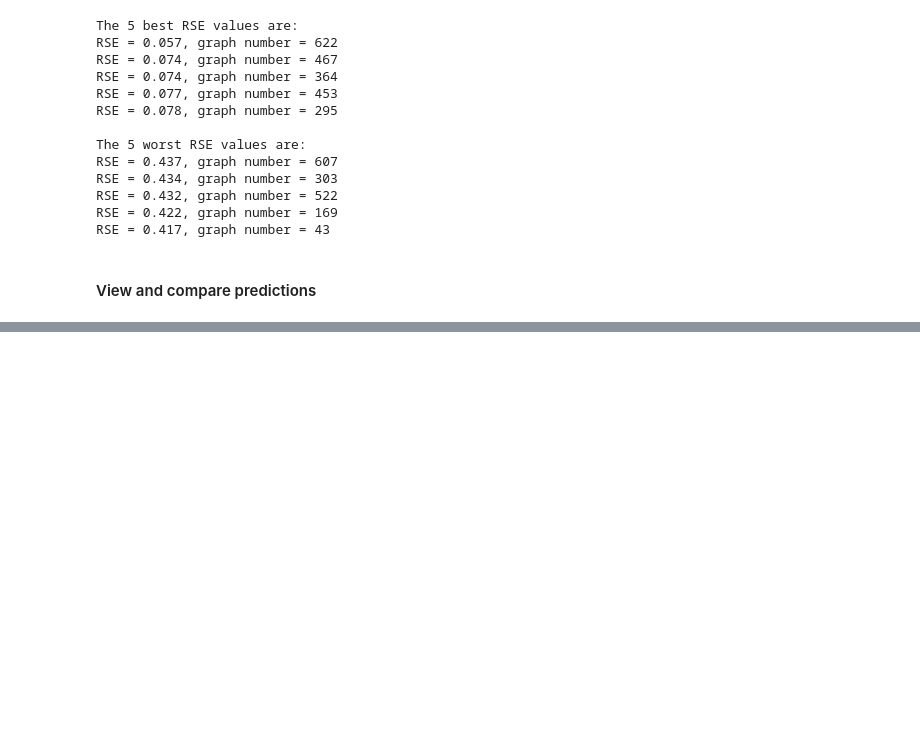
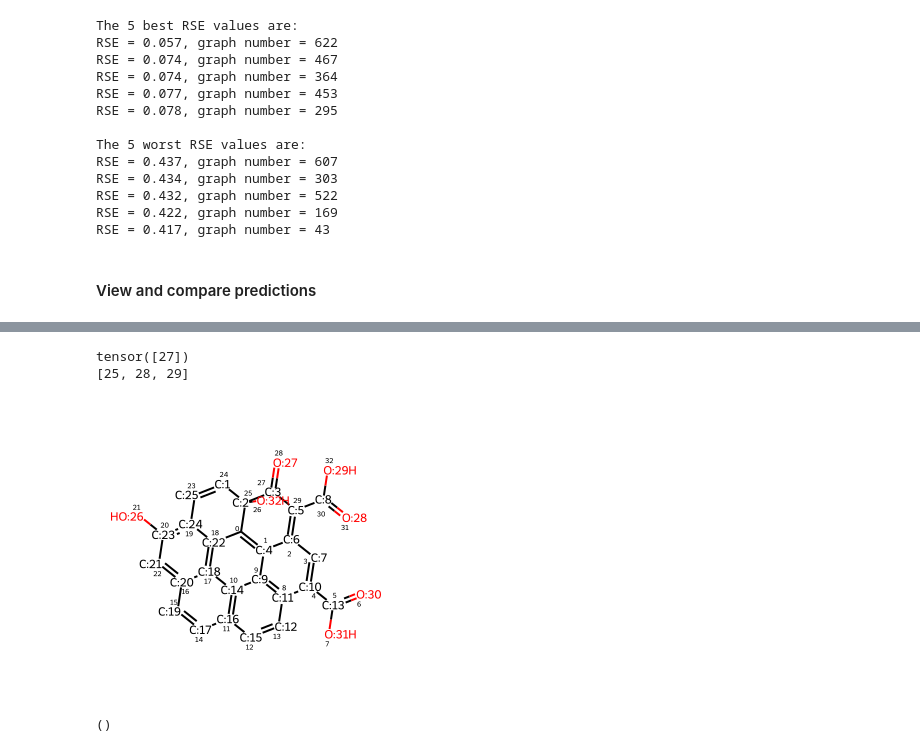
Before and after one commit to sam-j-hall/GO_molecule_GNN, a Jupyter notebook: ML_predict_atom.ipynb, the cells around one changed output, grey strips where cells are left out. Saved outputs shown, nothing was run; the diff lists cells and outputs as text; code cells hidden in the pictures; blank space fills up the shorter version.

```diff
--- a/ML_predict_atom.ipynb
+++ b/ML_predict_atom.ipynb
@@ -7,6 +7,11 @@ from icecream import ic
 # --- PyTorch
 import torch
 from torch_geometric.data import Batch
+# --- RDKit
+from rdkit import Chem
+from rdkit import Chem
+from rdkit.Chem.Draw import IPythonConsole
+IPythonConsole.molSize = 300,300
 # --- Bokeh
 from bokeh.io import output_notebook, show, export_svg
 from bokeh.layouts import row
@@ -139,25 +147,20 @@ Average RSE = 0.1683145725442851
 # %%
-five_best = hq.nsmallest(5, rse)
-five_worst = hq.nlargest(5, rse)
+rank_rse = hq.nsmallest(795, rse)
 
-best = []
-worst = []
+rank_graph = []
 
-for x in range(5):
-    best_idx = rse.index(five_best[x])
-    best.append(best_idx)
-
-    worst_idx = rse.index(five_worst[x])
-    worst.append(worst_idx)
+for x in range(795):
+    rank_idx = rse.index(rank_rse[x])
+    rank_graph.append(rank_idx)
 
 print('The 5 best RSE values are:')
 for x in range(5):
-    print(f'RSE = {five_best[x]:.3f}, graph number = {best[x]}')
+    print(f'RSE = {rank_rse[x]:.3f}, graph number = {rank_graph[x]}')
 
 print('')
 print('The 5 worst RSE values are:')
-for x in range(5):
-    print(f'RSE = {five_worst[x]:.3f}, graph number = {worst[x]}')
+for x in range(-1, -6, -1):
+    print(f'RSE = {rank_rse[x]:.3f}, graph number = {rank_graph[x]}')
 # %% [output]
 The 5 best RSE values are:
 RSE = 0.057, graph number = 622
@@ -194,3 +197,7 @@ show(p)
 # %% [output]
 [interactive output not drawn]
 [interactive output not drawn]
+# %%
+graph = rank_graph[-5]
+p = bokeh_spectra(predict[graph], true[graph])
+show(p)
@@ -196,0 +207,27 @@ show(p)
+# %%
+print(test_dataset[graph].atom_num)
+print(test_dataset[graph].neighbors)
+# %% [output]
+tensor([27])
+[25, 28, 29]
+# %%
+IPythonConsole.drawOptions.addAtomIndices=True
+IPythonConsole.drawOptions.annotationFontScale=0.6
+mol = Chem.MolFromSmiles(test_dataset[graph].smiles)
+mol
+# %% [output]
+[figure, added]
+# %%
+from rdkit.Chem import Fragments
+from rdkit.Chem.FragmentMatcher import FragmentMatcher
+
+fg = Chem.MolFromSmarts('[CX3](=[OX1])O')
+fg = Chem.MolFromSmarts('[CX2][OX2H]')
+#fg = Chem.MolFromSmarts('[CX3C](=O)')
+#fg = Chem.MolFromSmarts('[CX3H1](=O)')
+
+smart = mol.GetSubstructMatches(fg)
+
+print(smart)
+# %% [output]
+()
```
Also changed, not shown: parts of 10 cells of this notebook, 7 other files.
